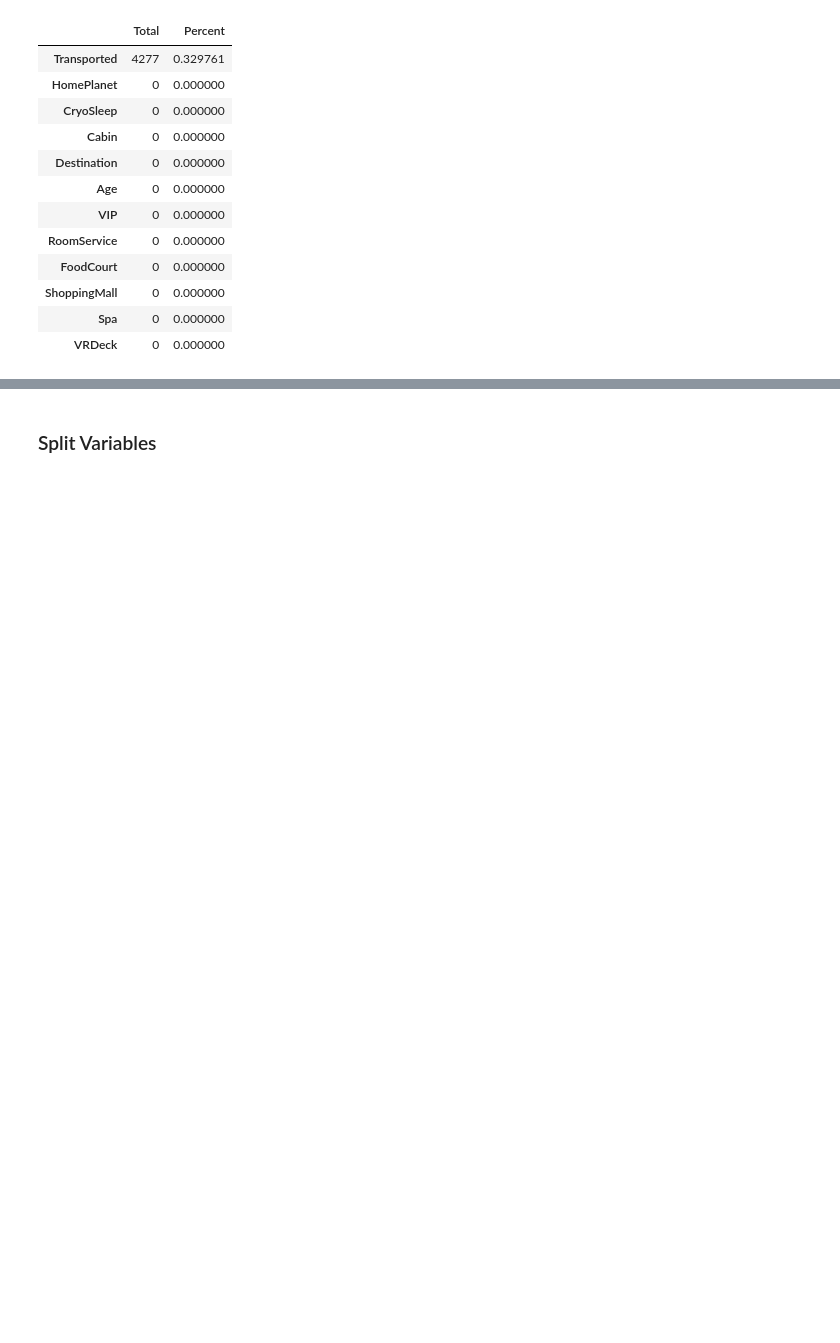
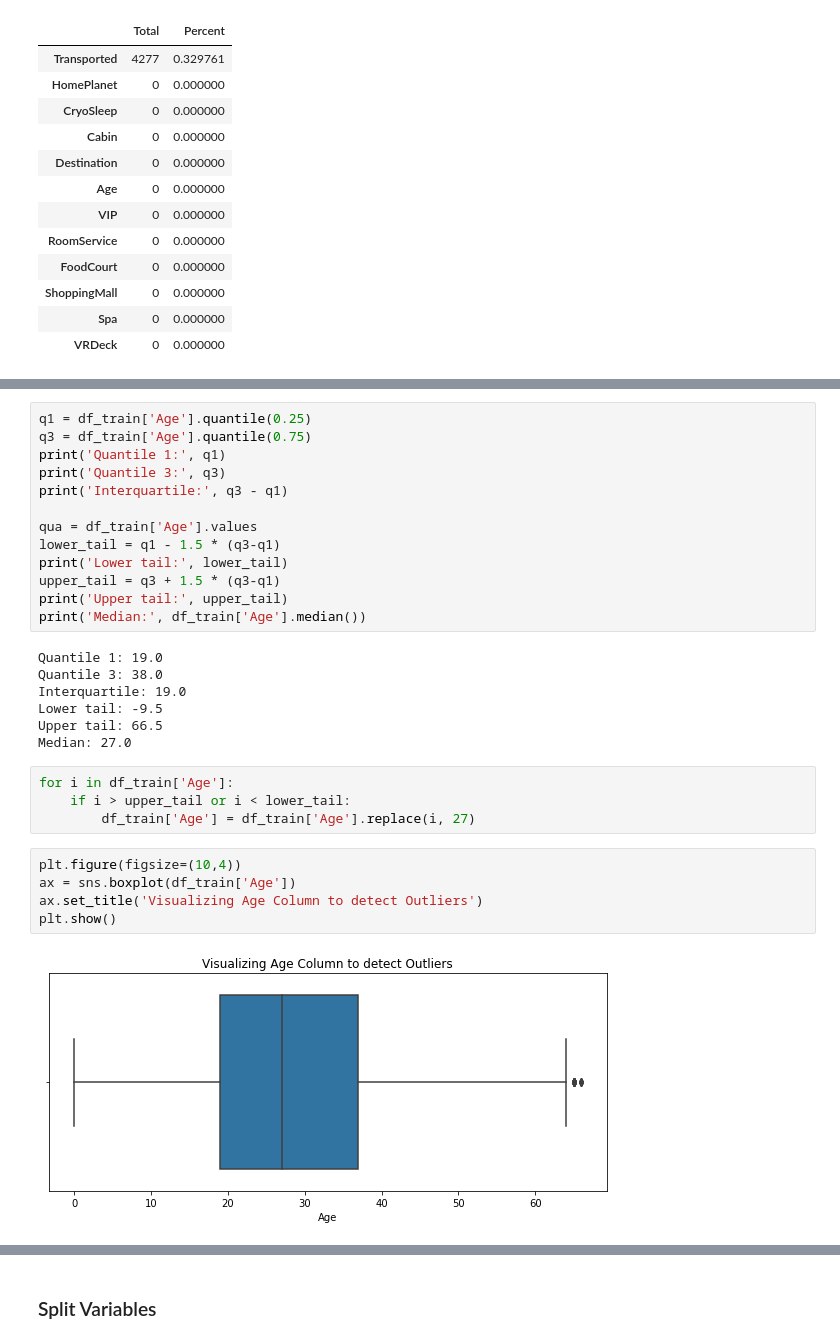
Before and after one commit to hesyandi/Portofolio, a Jupyter notebook: 2_Spaceship_Titanic/spaceship_Titanic.ipynb, the cells around one changed output, grey strips where cells are left out. Saved outputs shown, nothing was run; the diff lists cells and outputs as text; blank space fills up the shorter version.

```diff
--- a/2_Spaceship_Titanic/spaceship_Titanic.ipynb
+++ b/2_Spaceship_Titanic/spaceship_Titanic.ipynb
@@ -394,0 +412,31 @@ missingdata
+# %%
+q1 = df_train['Age'].quantile(0.25)
+q3 = df_train['Age'].quantile(0.75)
+print('Quantile 1:', q1)
+print('Quantile 3:', q3)
+print('Interquartile:', q3 - q1)
+
+qua = df_train['Age'].values
+lower_tail = q1 - 1.5 * (q3-q1)
+print('Lower tail:', lower_tail)
+upper_tail = q3 + 1.5 * (q3-q1)
+print('Upper tail:', upper_tail)
+print('Median:', df_train['Age'].median())
+# %% [output]
+Quantile 1: 19.0
+Quantile 3: 38.0
+Interquartile: 19.0
+Lower tail: -9.5
+Upper tail: 66.5
+Median: 27.0
+# %%
+for i in df_train['Age']:
+    if i > upper_tail or i < lower_tail:
+        df_train['Age'] = df_train['Age'].replace(i, 27)
+# %%
+plt.figure(figsize=(10,4))
+ax = sns.boxplot(df_train['Age'])
+ax.set_title('Visualizing Age Column to detect Outliers')
+plt.show()
+# %% [output]
+[figure, added]
```
Also changed, not shown: parts of 27 cells of this notebook, 5 other files.
